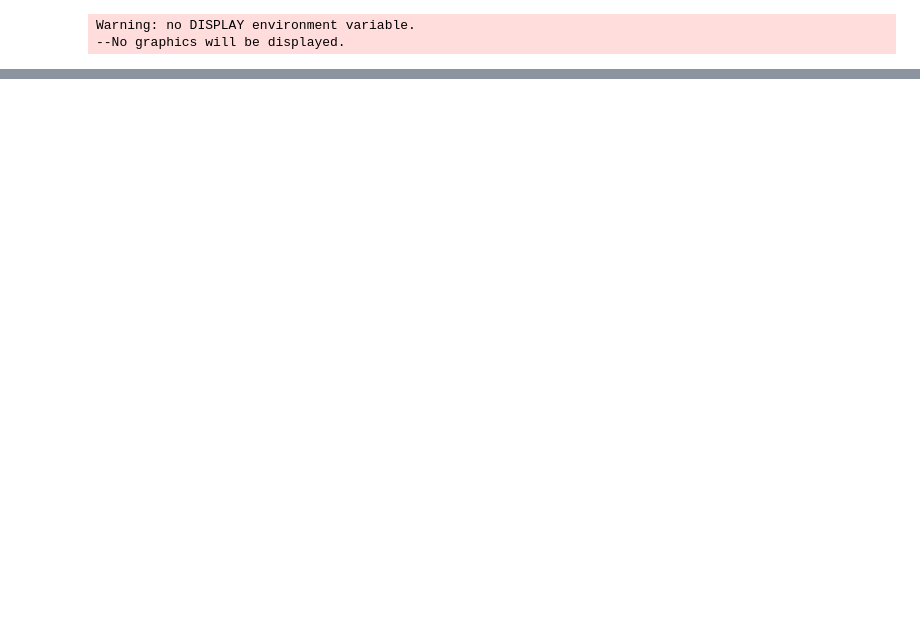
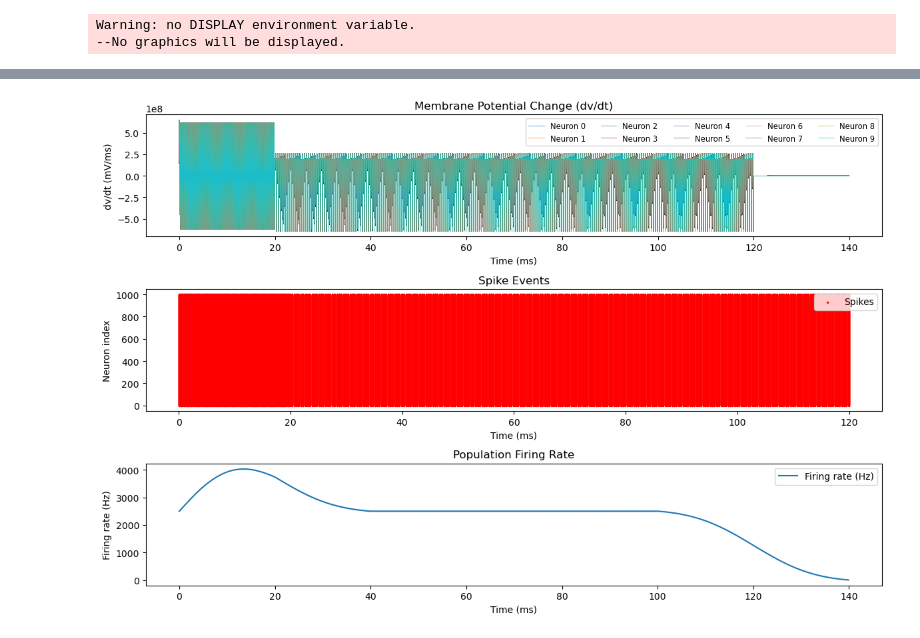
Before and after one commit to techzzt/Basal-ganglia-neuron-models, a Jupyter notebook: BG_insilico_SPN.ipynb, the cells around one changed output, grey strips where cells are left out. Saved outputs shown, nothing was run; the diff lists cells and outputs as text; code cells hidden in the pictures; blank space fills up the shorter version.

```diff
--- a/BG_insilico_SPN.ipynb
+++ b/BG_insilico_SPN.ipynb
@@ -185,0 +183,89 @@ input_array = TimedArray(cortex_input, dt=dt*ms)
+# %%
+### Set 1: Untangling Basal Ganglia Network Dynamics and Function
+# simulation 하는 과정에서 I 값을 10, 3, 0으로 줄여가며 실험
+
+eqs = '''
+dv/dt = (K*1*pF/ms/mV*(v-VR)*(v-vt)-u*pF+I)/C: volt
+du/dt = a*(b*(v-VR)-u) : volt/second
+VR = vr*(1+KAPA*Dop1) : volt
+K = k*(1-ALPHA*Dop2) : 1
+a       : 1/second
+b       : 1/second
+c       : volt
+d       : volt/second
+k       : 1
+vr      : volt
+vt      : volt
+vpeak   : volt
+I : amp
+Dop1      : 1
+Dop2      : 1
+'''
+
+N = 1000
+simulation_time = 100 * ms
+dSPN = NeuronGroup(N, model = eqs,
+                    threshold='v > vpeak',
+                    reset='v = c; u += d',
+                    method='euler')
+
+dSPN.v = -80 * mV
+dSPN.u = 0 * mV / ms
+dSPN.a = 0.2 / ms
+dSPN.b = 0.025 / ms
+dSPN.c = -60 * mV
+dSPN.d = 0 * mV / ms
+dSPN.k = 1
+dSPN.vr = -64.4 * mV
+dSPN.vt = -50 * mV
+dSPN.vpeak = 25 * mV
+dSPN.I = 10 * nA
+dSPN.Dop1 = 0.5
+dSPN.Dop2 = 0.5
+
+dv_monitor = StateMonitor(dSPN, variables='v', record=True)
+spike_monitor = SpikeMonitor(dSPN)
+
+# Add PopulationRateMonitor to calculate firing rate
+rate_monitor = PopulationRateMonitor(dSPN)  # Bin size of 10ms
+
+# Include rate_monitor in the Network
+net = Network(dSPN, dv_monitor, spike_monitor, rate_monitor)
+dSPN.I = 10*nA
+run(20 * ms)
+dSPN.I = 3*nA
+run(100 * ms)
+dSPN.I = 0*nA
+run(20 * ms)
+
+dv_dt = np.diff(dv_monitor.v, axis=1) / (dv_monitor.t[1] - dv_monitor.t[0])
+
+# Plot membrane potential change (dv/dt)
+plt.figure(figsize=(12, 8))
+plt.subplot(3, 1, 1)
+plt.plot(dv_monitor.t[:-1] / ms, dv_dt.T / mV * 1000, lw=0.5)  # Converting to mV/ms
+plt.xlabel('Time (ms)')
+plt.ylabel('dv/dt (mV/ms)')
+plt.title('Membrane Potential Change (dv/dt)')
+plt.legend(['Neuron {}'.format(i) for i in range(10)], loc='upper right', fontsize='small', ncol=5)  # Show only first 10 legends for clarity
+
+# Plot spikes
+plt.subplot(3, 1, 2)
+plt.scatter(spike_monitor.t / ms, spike_monitor.i, s=2, c='red', label='Spikes')
+plt.xlabel('Time (ms)')
+plt.ylabel('Neuron index')
+plt.title('Spike Events')
+plt.legend()
+
+# Plot firing rate
+plt.subplot(3, 1, 3)
+plt.plot(rate_monitor.t / ms, rate_monitor.smooth_rate(width=10*ms) / Hz, label='Firing rate (Hz)')
+plt.xlabel('Time (ms)')
+plt.ylabel('Firing rate (Hz)')
+plt.title('Population Firing Rate')
+plt.legend()
+
+plt.tight_layout()
+plt.show()
+# %% [output]
+[figure, added]
```
Also changed, not shown: parts of 19 cells of this notebook.
